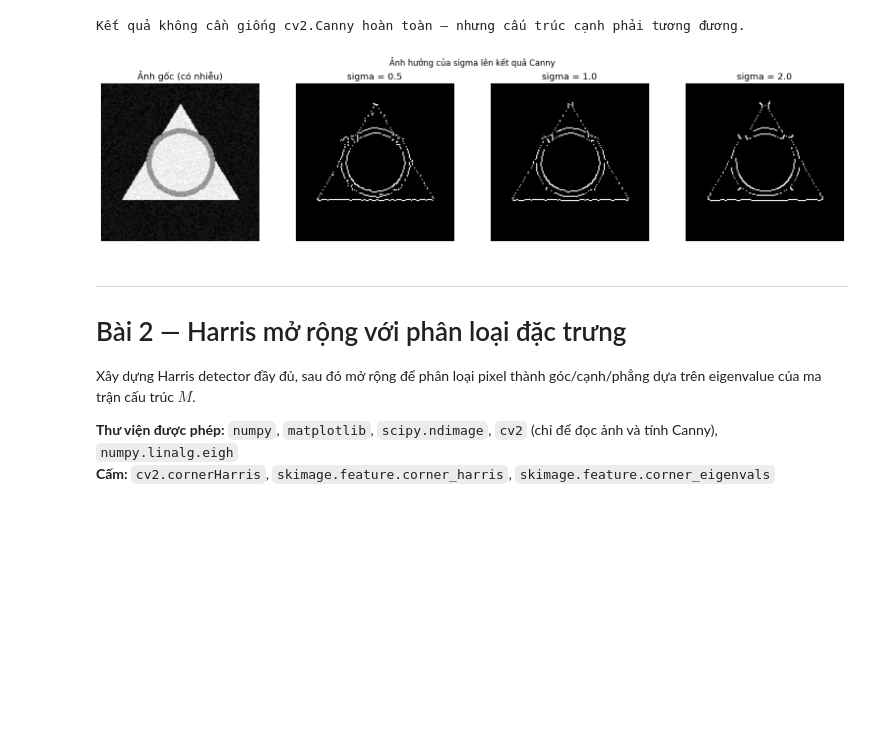
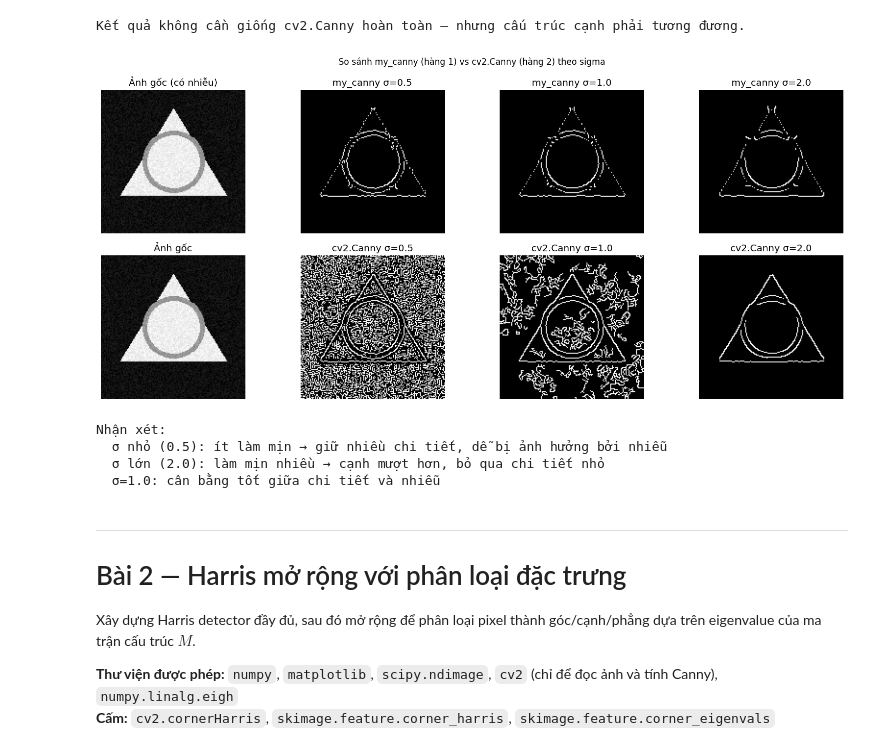
Before and after one commit to Hung07042005/XLA-TGMT_Nhom-1, a Jupyter notebook: Chuong3/starter.ipynb, the cells around one changed output. Saved outputs shown, nothing was run; the diff lists cells and outputs as text; code cells hidden in the pictures; blank space fills up the shorter version.

```diff
--- a/Chuong3/starter.ipynb
+++ b/Chuong3/starter.ipynb
@@ -416,35 +361,57 @@ print('Kết quả không cần giống cv2.Canny hoàn toàn — nhưng cấu t
 [figure]
 Kết quả không cần giống cv2.Canny hoàn toàn — nhưng cấu trúc cạnh phải tương đương.
 # %%
-# TODO — Phân tích: Thử nghiệm ảnh thực và trả lời câu hỏi phân tích
+# TODO — Thử nghiệm với ít nhất 3 giá trị sigma trên cùng ảnh
+# và so sánh trực quan kết quả my_canny với cv2.Canny
 
-# Ảnh tổng hợp phức tạp có nhiễu
 complex_synth = np.zeros((150, 150), dtype=np.uint8)
 pts = np.array([[75,20],[130,110],[20,110]], dtype=np.int32)
 cv2.fillPoly(complex_synth, [pts], 200)
 cv2.circle(complex_synth, (75, 75), 30, 120, 3)
 noise = np.random.randint(0, 30, complex_synth.shape, dtype=np.uint8)
 complex_synth = np.clip(complex_synth.astype(int) + noise, 0, 255).astype(np.uint8)
 
-# Thử 3 giá trị sigma và quan sát sự thay đổi
 sigmas = [0.5, 1.0, 2.0]
+fig, axes = plt.subplots(2, len(sigmas) + 1, figsize=(16, 7))
 
-fig, axes = plt.subplots(1, len(sigmas) + 1, figsize=(16, 4))
-axes[0].imshow(complex_synth, cmap='gray')
-axes[0].set_title('Ảnh gốc (có nhiễu)')
-axes[0].axis('off')
+# Hàng 1: my_canny với các sigma khác nhau
+axes[0, 0].imshow(complex_synth, cmap='gray')
+axes[0, 0].set_title('Ảnh gốc (có nhiễu)')
+axes[0, 0].axis('off')
 
-for ax, s in zip(axes[1:], sigmas):
-    edge_result = my_canny(complex_synth, sigma=s, t_low=0.05, t_high=0.15)
-    ax.imshow(edge_result, cmap='gray')
-    ax.set_title(f'sigma = {s}')
+for ax, s in zip(axes[0, 1:], sigmas):
+    result = my_canny(complex_synth, sigma=s, t_low=0.05, t_high=0.15)
+    ax.imshow(result, cmap='gray')
+    ax.set_title(f'my_canny σ={s}')
     ax.axis('off')
 
-plt.suptitle('Ảnh hưởng của sigma lên kết quả Canny', fontsize=12)
+# Hàng 2: cv2.Canny với sigma tương ứng (để so sánh)
+axes[1, 0].imshow(complex_synth, cmap='gray')
+axes[1, 0].set_title('Ảnh gốc')
+axes[1, 0].axis('off')
+
+for ax, s in zip(axes[1, 1:], sigmas):
+    ksize = 2 * int(np.ceil(3 * s)) + 1
+    blurred = cv2.GaussianBlur(complex_synth, (ksize, ksize), s)
+    ref = cv2.Canny(blurred, threshold1=12, threshold2=36)
+    ax.imshow(ref, cmap='gray')
+    ax.set_title(f'cv2.Canny σ={s}')
+    ax.axis('off')
+
+plt.suptitle('So sánh my_canny (hàng 1) vs cv2.Canny (hàng 2) theo sigma', fontsize=12)
 plt.tight_layout()
 plt.show()
+
+print("Nhận xét:")
+print("  σ nhỏ (0.5): ít làm mịn → giữ nhiều chi tiết, dễ bị ảnh hưởng bởi nhiễu")
+print("  σ lớn (2.0): làm mịn nhiều → cạnh mượt hơn, bỏ qua chi tiết nhỏ")
+print("  σ=1.0: cân bằng tốt giữa chi tiết và nhiễu")
 # %% [output]
-[figure, old version]
+[figure, new version]
+Nhận xét:
+  σ nhỏ (0.5): ít làm mịn → giữ nhiều chi tiết, dễ bị ảnh hưởng bởi nhiễu
+  σ lớn (2.0): làm mịn nhiều → cạnh mượt hơn, bỏ qua chi tiết nhỏ
+  σ=1.0: cân bằng tốt giữa chi tiết và nhiễu
 # %% [markdown]
 ---
 # Bài 2 — Harris mở rộng với phân loại đặc trưng
```
Also changed, not shown: parts of 39 cells of this notebook, 1 other file.
